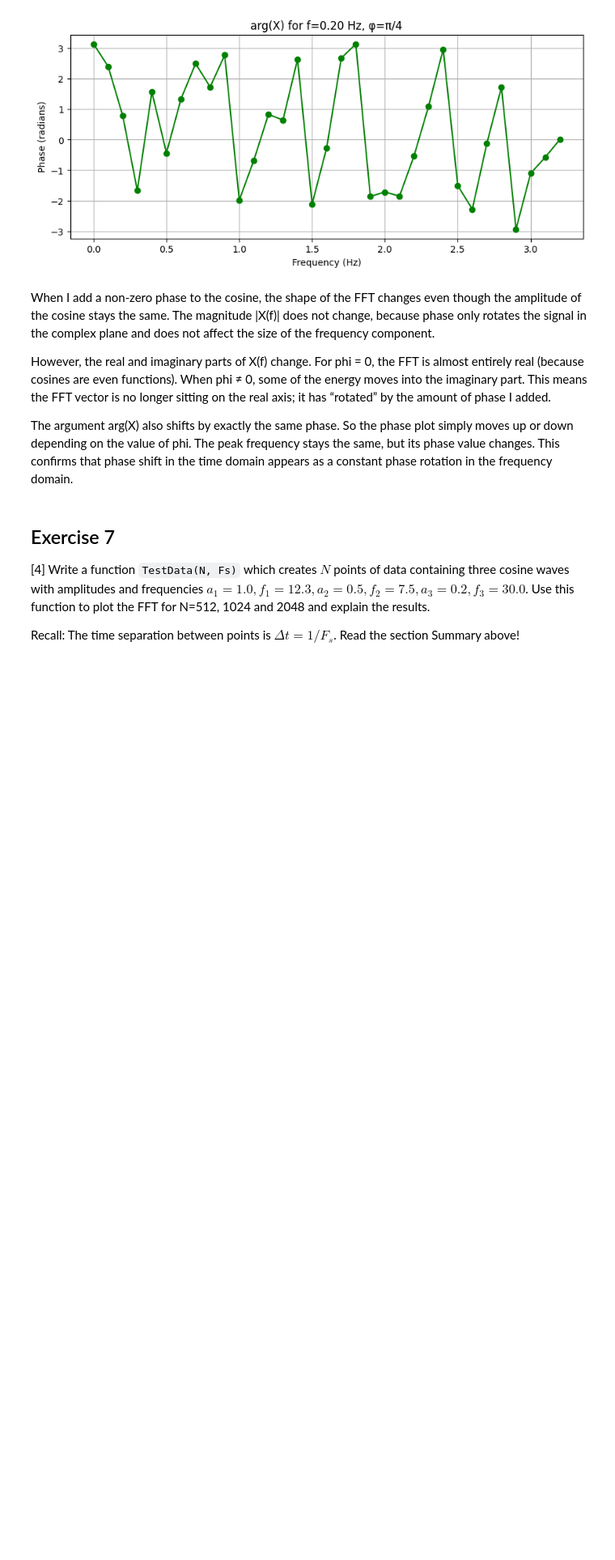
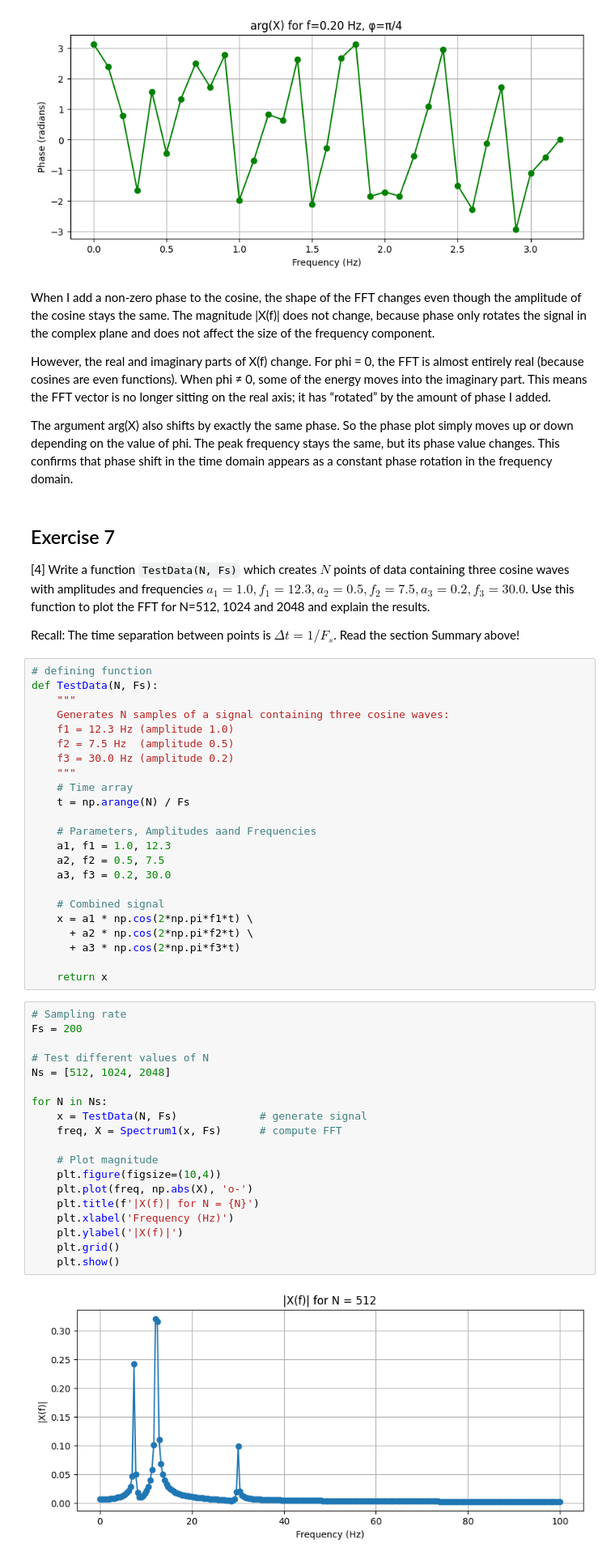
Before and after one commit to PX2145-2025/week-10-b-omarnemary2005-commits, a Jupyter notebook: FFT.ipynb, the cells around one changed output. Shown: that part at 81% size. Saved outputs shown, nothing was run; the diff lists cells and outputs as text; blank space fills up the shorter version.

```diff
--- a/FFT.ipynb
+++ b/FFT.ipynb
@@ -732,3 +732,47 @@ The argument arg(X) also shifts by exactly the same phase. So the phase plot sim
 [4] Write a function `TestData(N, Fs)` which creates $N$ points of data containing three cosine waves with amplitudes and frequencies $a_1 = 1.0, f_1 = 12.3, a_2 = 0.5, f_2 = 7.5, a_3 = 0.2, f_3 = 30.0$. Use this function to plot the FFT for N=512, 1024 and 2048 and explain the results.
 
  Recall: The time separation between points is $\Delta t = 1/F_s$. Read the section Summary above!
+# %%
+# defining function
+def TestData(N, Fs):
+    """
+    Generates N samples of a signal containing three cosine waves:
+    f1 = 12.3 Hz (amplitude 1.0)
+    f2 = 7.5 Hz  (amplitude 0.5)
+    f3 = 30.0 Hz (amplitude 0.2)
+    """
+    # Time array
+    t = np.arange(N) / Fs
+
+    # Parameters, Amplitudes aand Frequencies
+    a1, f1 = 1.0, 12.3
+    a2, f2 = 0.5, 7.5
+    a3, f3 = 0.2, 30.0
+
+    # Combined signal
+    x = a1 * np.cos(2*np.pi*f1*t) \
+      + a2 * np.cos(2*np.pi*f2*t) \
+      + a3 * np.cos(2*np.pi*f3*t)
+
+    return x
+# %%
+# Sampling rate
+Fs = 200
+
+# Test different values of N
+Ns = [512, 1024, 2048]
+
+for N in Ns:
+    x = TestData(N, Fs)             # generate signal
+    freq, X = Spectrum1(x, Fs)      # compute FFT
+
+    # Plot magnitude
+    plt.figure(figsize=(10,4))
+    plt.plot(freq, np.abs(X), 'o-')
+    plt.title(f'|X(f)| for N = {N}')
+    plt.xlabel('Frequency (Hz)')
+    plt.ylabel('|X(f)|')
+    plt.grid()
+    plt.show()
+# %% [output]
+[figure, added]
```
Also changed, not shown: parts of 1 cell of this notebook.
